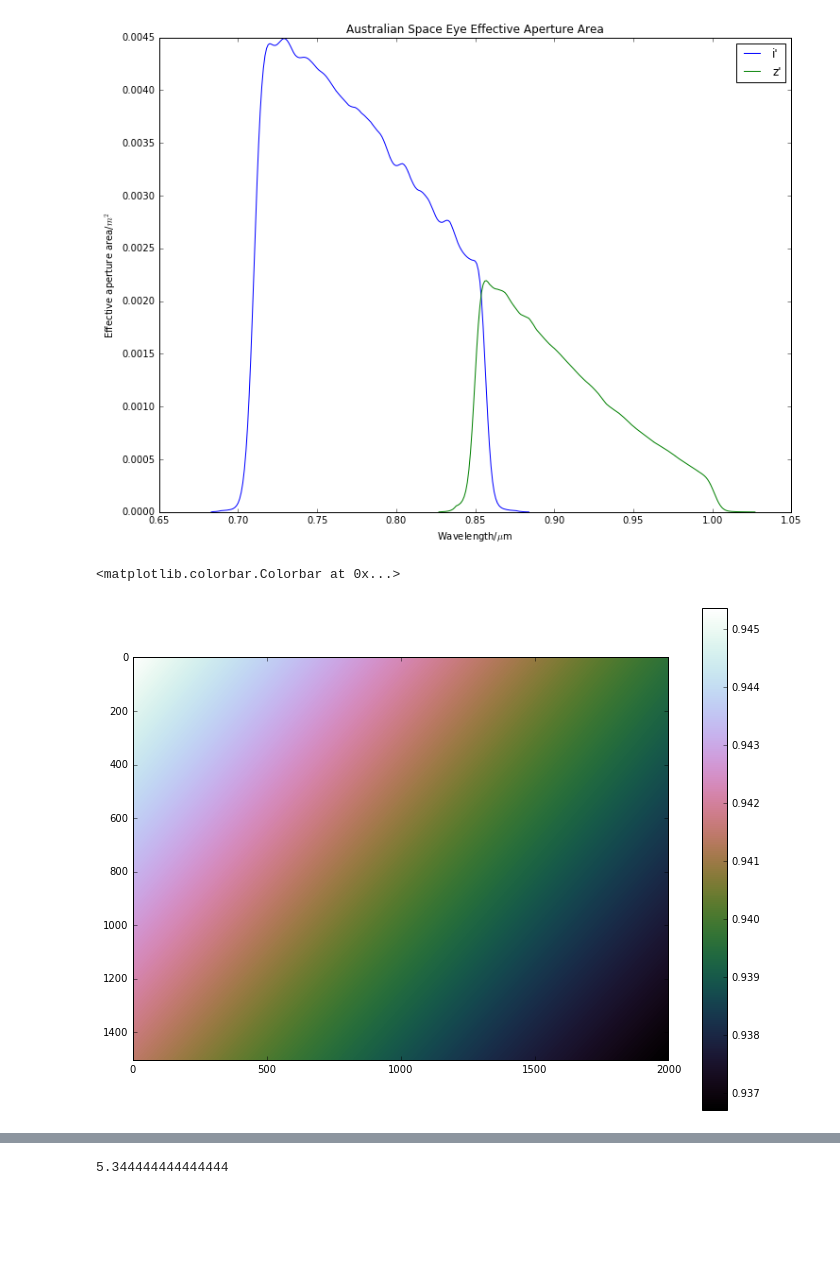
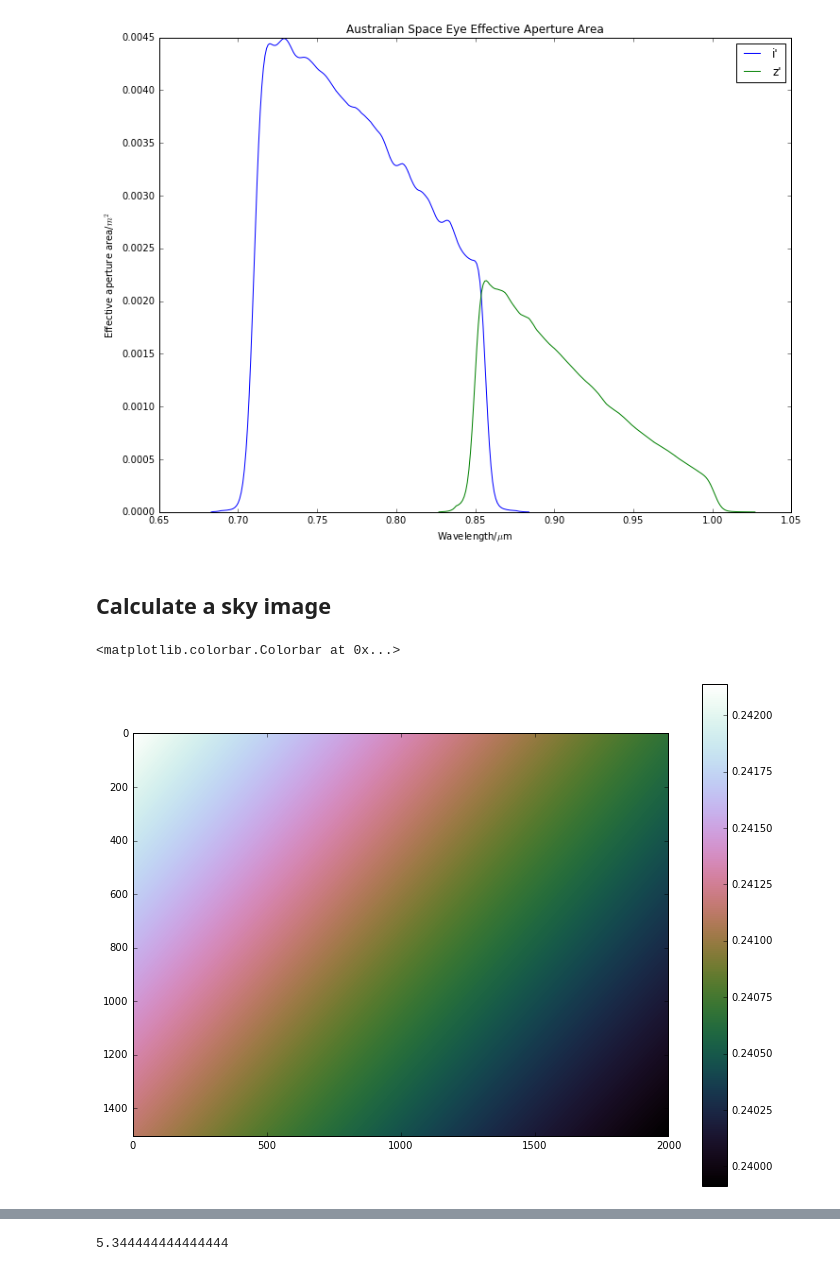
Before and after one commit to AnthonyHorton/astroimsim, a Jupyter notebook: Australian Space Eye.ipynb, the cells around one changed output, grey strips where cells are left out. Saved outputs shown, nothing was run; the diff lists cells and outputs as text; code cells hidden in the pictures; blank space fills up the shorter version.

Commit message:
Partial implementation of zodiacal light image calculation

```diff
--- a/Australian Space Eye.ipynb
+++ b/Australian Space Eye.ipynb
@@ -161,7 +161,9 @@ plt.title('Australian Space Eye Effective Aperture Area')
 # %% [output]
 <matplotlib.text.Text at 0x...>
 [figure]
+# %% [markdown]
+## Calculate a sky image
 # %%
-w = ase.get_pixel_coords('16h00m00s +57d30m00s')
+centre = '16h00m00s +57d30m00s'
 # %%
 t = Time.now()
@@ -170,6 +170,8 @@ rb = zl.relative_brightness(w, t)
+# %%
+zl_i, w = ase.make_image(centre, t, "i'", zl=zl)
 # %%
-plt.imshow(rb, interpolation='none', aspect='equal', cmap='cubehelix')
+plt.imshow(zl_i.value, interpolation='none', aspect='equal', cmap='cubehelix')
 plt.colorbar()
 # %% [output]
 <matplotlib.colorbar.Colorbar at 0x...>
-[figure, old version]
+[figure, new version]
```
Also changed, not shown: parts of 3 cells of this notebook, 1 other file.
